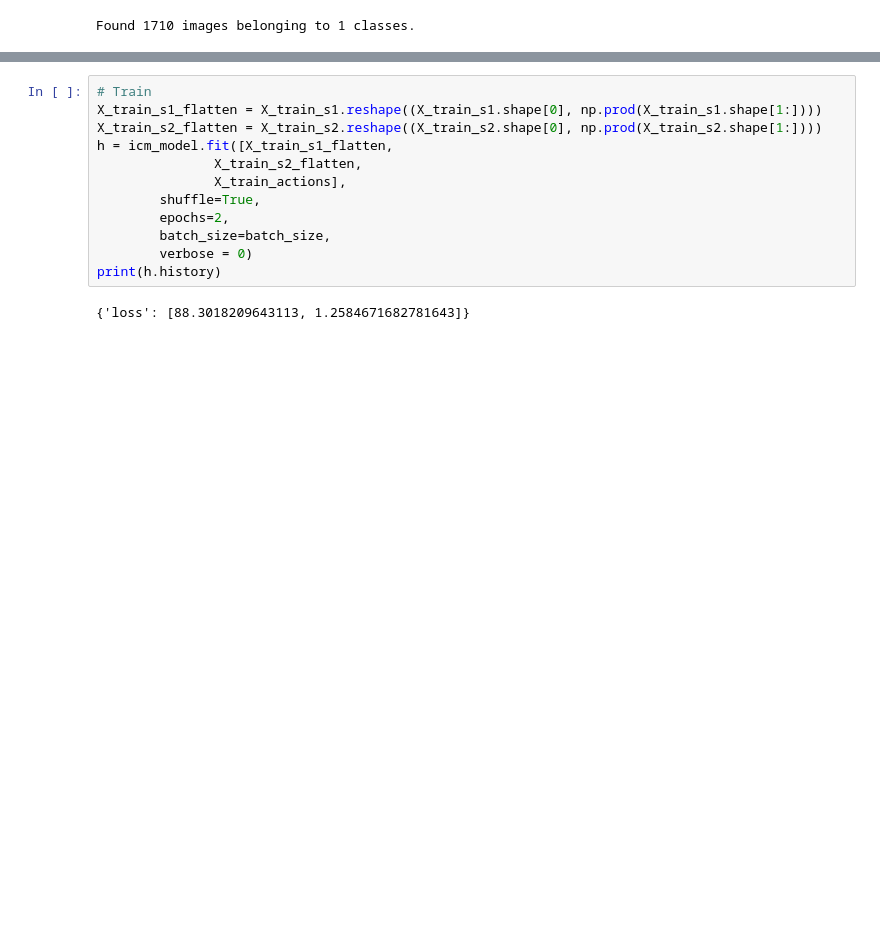
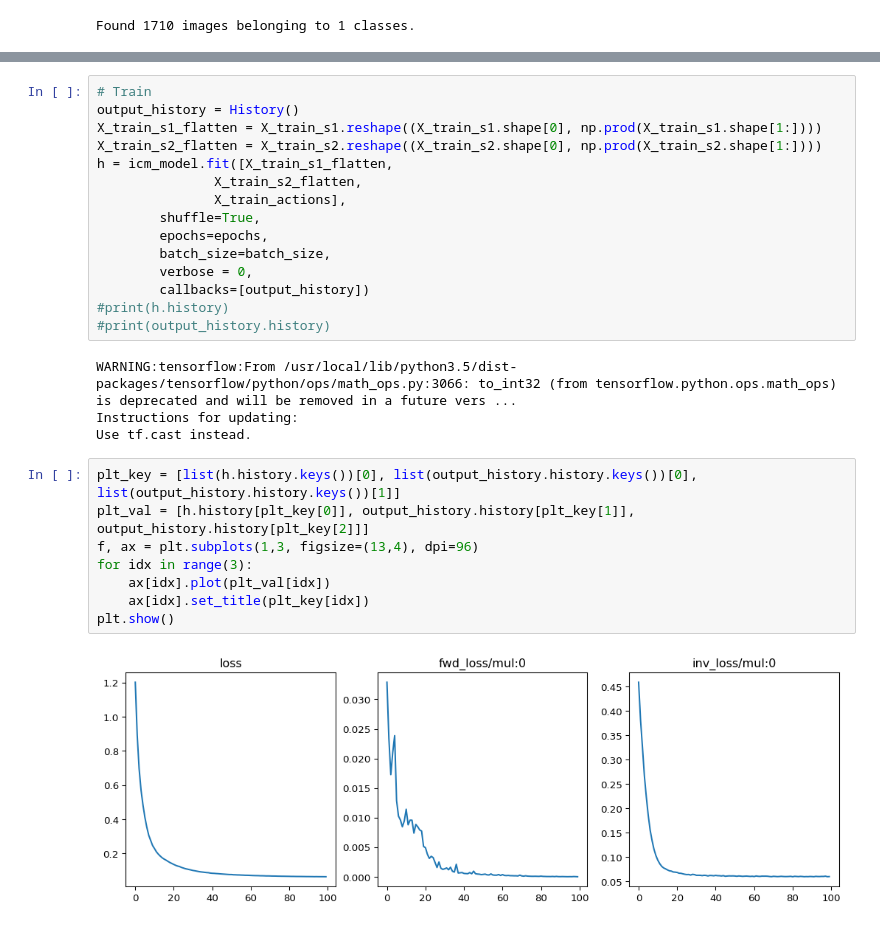
Before and after one commit to tik0/2019_QUT_DAAD_DEMO, a Jupyter notebook: notebooks/ICM_rubiks_simple.ipynb, the cells around one changed output, grey strips where cells are left out. Drawn from its saved outputs; the diff is of its cells as text; blank space fills up the shorter version.

```diff
--- a/notebooks/ICM_rubiks_simple.ipynb
+++ b/notebooks/ICM_rubiks_simple.ipynb
@@ -223,16 +253,31 @@ ________________________________________________________________________________
 [figure]
 # %%
 # Train
+output_history = History()
 X_train_s1_flatten = X_train_s1.reshape((X_train_s1.shape[0], np.prod(X_train_s1.shape[1:])))
 X_train_s2_flatten = X_train_s2.reshape((X_train_s2.shape[0], np.prod(X_train_s2.shape[1:])))
 h = icm_model.fit([X_train_s1_flatten,
                X_train_s2_flatten,
                X_train_actions],
         shuffle=True,
-        epochs=2,
+        epochs=epochs,
         batch_size=batch_size,
-        verbose = 0)
-print(h.history)
+        verbose = 0,
+        callbacks=[output_history])
+#print(h.history)
+#print(output_history.history)
 # %% [output]
-{'loss': [88.3018209643113, 1.2584671682781643]}
+WARNING:tensorflow:From /usr/local/lib/python3.5/dist-packages/tensorflow/python/ops/math_ops.py:3066: to_int32 (from tensorflow.python.ops.math_ops) is deprecated and will be removed in a future vers ...
+Instructions for updating:
+Use tf.cast instead.
+# %%
+plt_key = [list(h.history.keys())[0], list(output_history.history.keys())[0], list(output_history.history.keys())[1]]
+plt_val = [h.history[plt_key[0]], output_history.history[plt_key[1]], output_history.history[plt_key[2]]]
+f, ax = plt.subplots(1,3, figsize=(13,4), dpi=96)
+for idx in range(3):
+    ax[idx].plot(plt_val[idx])
+    ax[idx].set_title(plt_key[idx])
+plt.show()
+# %% [output]
+[figure, added]
 # %%
```
Also changed, not shown: parts of 7 cells of this notebook.
